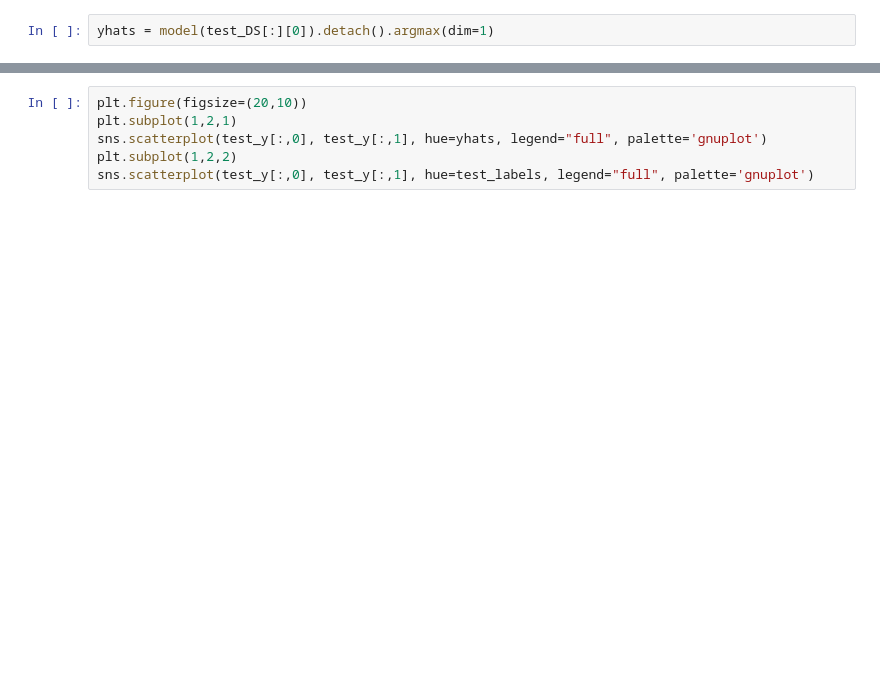
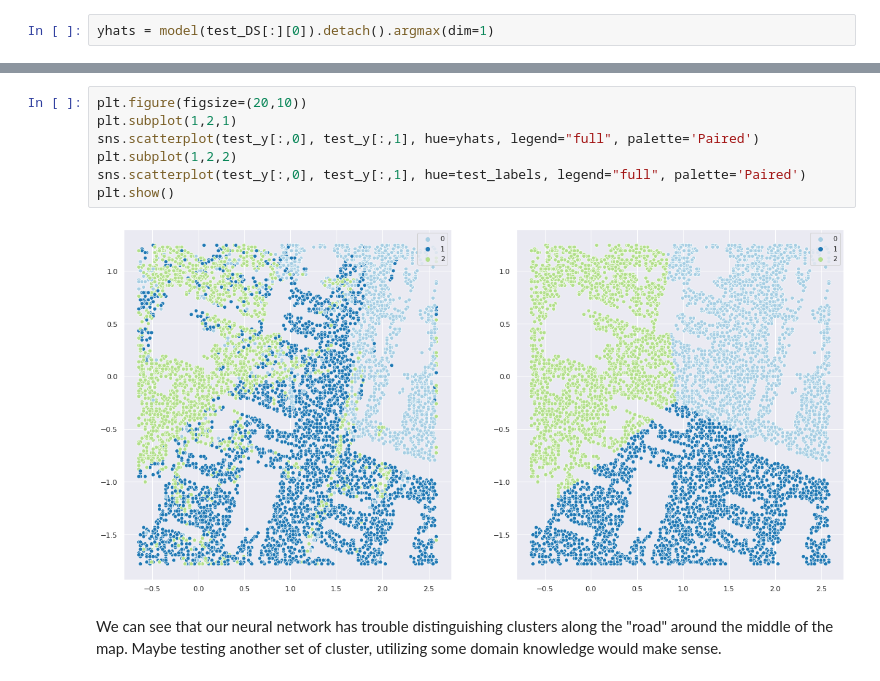
Before and after one commit to evangstav/Channel_Charting, a Jupyter notebook: notebooks/SemiSupervised.ipynb, the cells around one changed output, grey strips where cells are left out. Cells and saved outputs as stored; diff of their text form; blank space fills up the shorter version.

```diff
--- a/notebooks/SemiSupervised.ipynb
+++ b/notebooks/SemiSupervised.ipynb
@@ -148,8 +226,13 @@ yhats = model(test_DS[:][0]).detach().argmax(dim=1)
 # %%
 plt.figure(figsize=(20,10))
 plt.subplot(1,2,1)
-sns.scatterplot(test_y[:,0], test_y[:,1], hue=yhats, legend="full", palette='gnuplot')
+sns.scatterplot(test_y[:,0], test_y[:,1], hue=yhats, legend="full", palette='Paired')
 plt.subplot(1,2,2)
-sns.scatterplot(test_y[:,0], test_y[:,1], hue=test_labels, legend="full", palette='gnuplot')
+sns.scatterplot(test_y[:,0], test_y[:,1], hue=test_labels, legend="full", palette='Paired')
+plt.show()
+# %% [output]
+[figure, added]
+# %% [markdown]
+We can see that our neural network has trouble distinguishing clusters along the "road" around the middle of the map. Maybe testing another set of cluster, utilizing some domain knowledge would make sense.
 # %%
 print(classification_report(yhats, test_labels))
```
Also changed, not shown: parts of 26 cells of this notebook, 3 other files.
